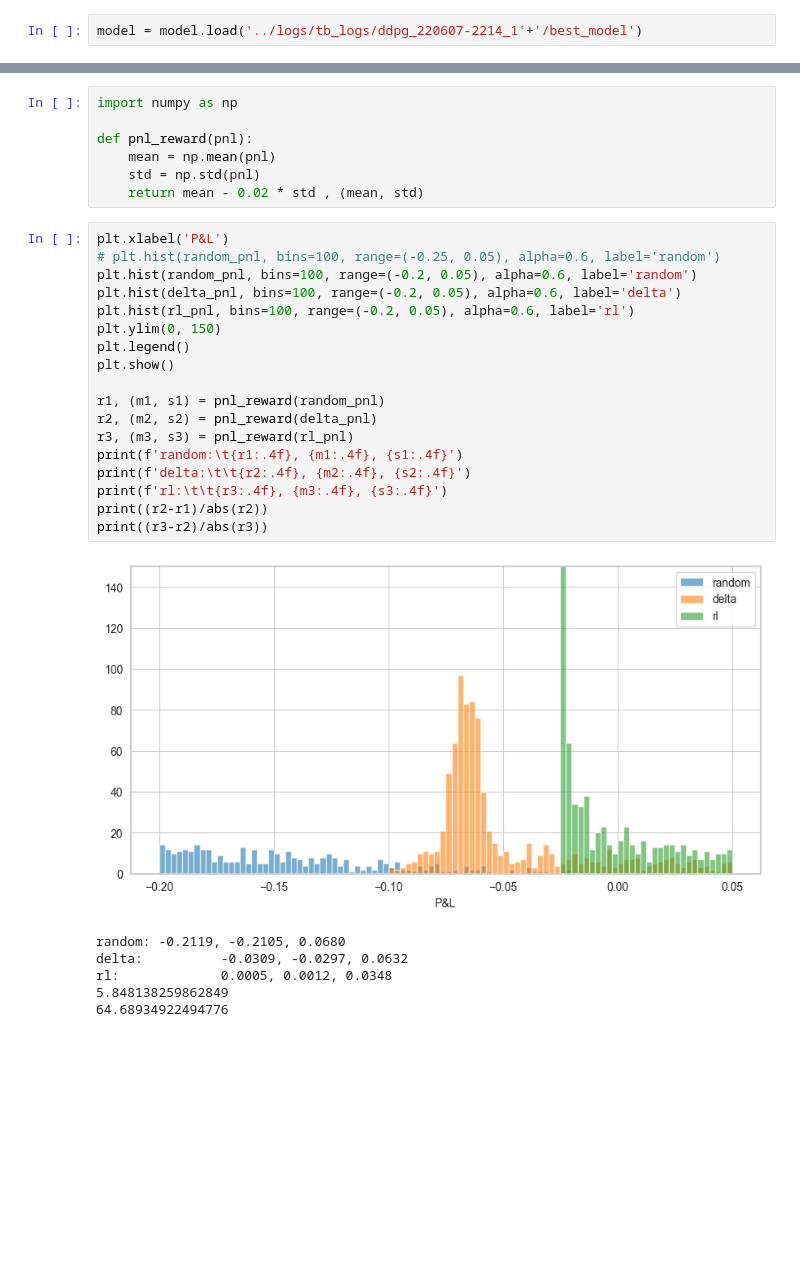
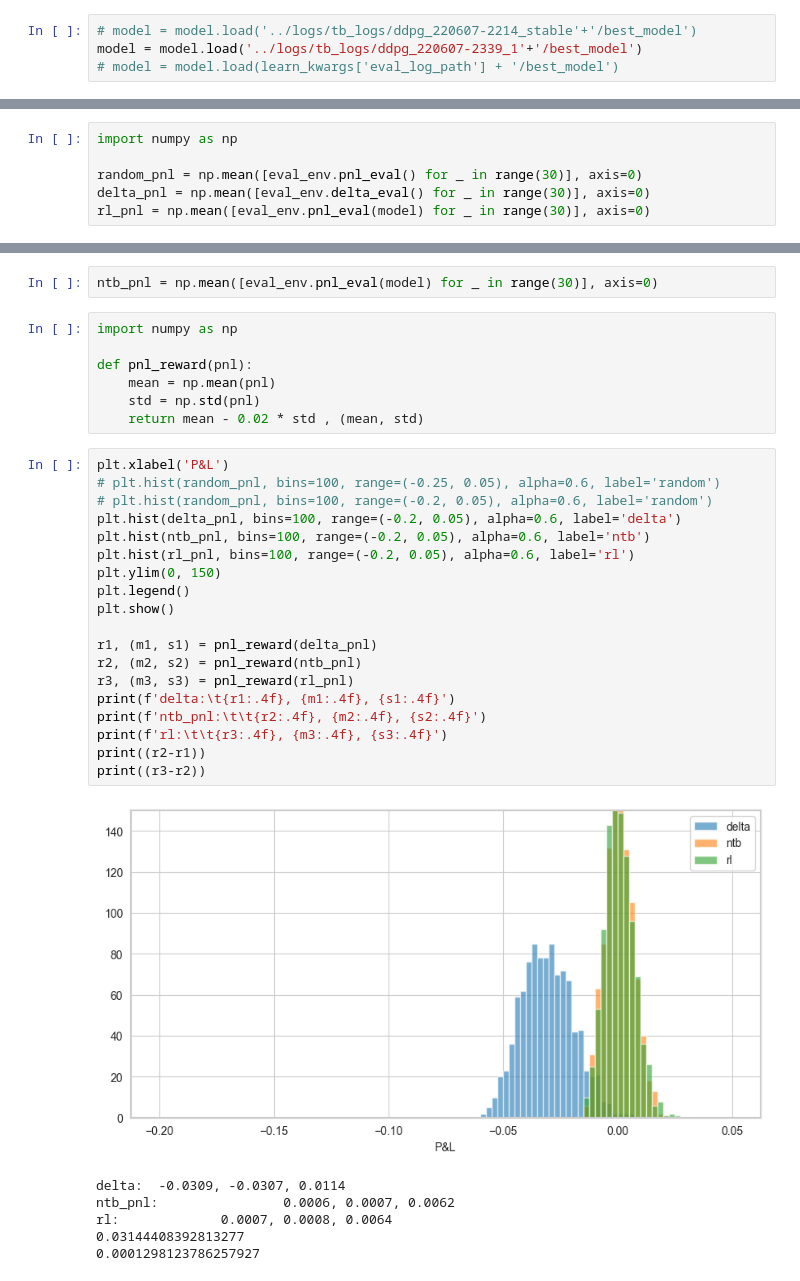
Before and after one commit to bluesunb/Deep_Hedging, a Jupyter notebook: Algorithms/learn/ddpg/run.ipynb, the cells around one changed output, grey strips where cells are left out. Saved outputs shown, nothing was run; the diff lists cells and outputs as text; blank space fills up the shorter version.

Commit message:
ddpg/ actor 복잡도 증가를 통한 ntb 성능 극대화

```diff
--- a/Algorithms/learn/ddpg/run.ipynb
+++ b/Algorithms/learn/ddpg/run.ipynb
@@ -201,7 +199,9 @@ config.save_config(f'{learn_kwargs["eval_log_path"]}/config.yaml', env_kwargs, m
 # %% [markdown]
 # 3. P&L Evaluation
-# %%
-model = model.load('../logs/tb_logs/ddpg_220607-2214_1'+'/best_model')
+# %%
+# model = model.load('../logs/tb_logs/ddpg_220607-2214_stable'+'/best_model')
+model = model.load('../logs/tb_logs/ddpg_220607-2339_1'+'/best_model')
+# model = model.load(learn_kwargs['eval_log_path'] + '/best_model')
 # %%
 eval_env = learn_kwargs['eval_env']
 eval_env
@@ -226,0 +210,6 @@ rl_pnl.mean()
+# %%
+import numpy as np
+
+random_pnl = np.mean([eval_env.pnl_eval() for _ in range(30)], axis=0)
+delta_pnl = np.mean([eval_env.delta_eval() for _ in range(30)], axis=0)
+rl_pnl = np.mean([eval_env.pnl_eval(model) for _ in range(30)], axis=0)
@@ -227,3 +220,5 @@ rl_pnl.mean()
+# %%
+ntb_pnl = np.mean([eval_env.pnl_eval(model) for _ in range(30)], axis=0)
 # %%
 import numpy as np
 
@@ -234,25 +229,26 @@ def pnl_reward(pnl):
 # %%
 plt.xlabel('P&L')
 # plt.hist(random_pnl, bins=100, range=(-0.25, 0.05), alpha=0.6, label='random')
-plt.hist(random_pnl, bins=100, range=(-0.2, 0.05), alpha=0.6, label='random')
+# plt.hist(random_pnl, bins=100, range=(-0.2, 0.05), alpha=0.6, label='random')
 plt.hist(delta_pnl, bins=100, range=(-0.2, 0.05), alpha=0.6, label='delta')
+plt.hist(ntb_pnl, bins=100, range=(-0.2, 0.05), alpha=0.6, label='ntb')
 plt.hist(rl_pnl, bins=100, range=(-0.2, 0.05), alpha=0.6, label='rl')
 plt.ylim(0, 150)
 plt.legend()
 plt.show()
 
-r1, (m1, s1) = pnl_reward(random_pnl)
-r2, (m2, s2) = pnl_reward(delta_pnl)
+r1, (m1, s1) = pnl_reward(delta_pnl)
+r2, (m2, s2) = pnl_reward(ntb_pnl)
 r3, (m3, s3) = pnl_reward(rl_pnl)
-print(f'random:\t{r1:.4f}, {m1:.4f}, {s1:.4f}')
-print(f'delta:\t\t{r2:.4f}, {m2:.4f}, {s2:.4f}')
+print(f'delta:\t{r1:.4f}, {m1:.4f}, {s1:.4f}')
+print(f'ntb_pnl:\t\t{r2:.4f}, {m2:.4f}, {s2:.4f}')
 print(f'rl:\t\t{r3:.4f}, {m3:.4f}, {s3:.4f}')
-print((r2-r1)/abs(r2))
-print((r3-r2)/abs(r3))
+print((r2-r1))
+print((r3-r2))
 # %% [output]
-[figure, old version]
+[figure, new version]
-random: -0.2119, -0.2105, 0.0680
-delta:          -0.0309, -0.0297, 0.0632
-rl:             0.0005, 0.0012, 0.0348
-5.848138259862849
-64.68934922494776
+delta:  -0.0309, -0.0307, 0.0114
+ntb_pnl:                0.0006, 0.0007, 0.0062
+rl:             0.0007, 0.0008, 0.0064
+0.03144408392813277
+0.0001298123786257927
```
Also changed, not shown: parts of 15 cells of this notebook, 18 other files.
